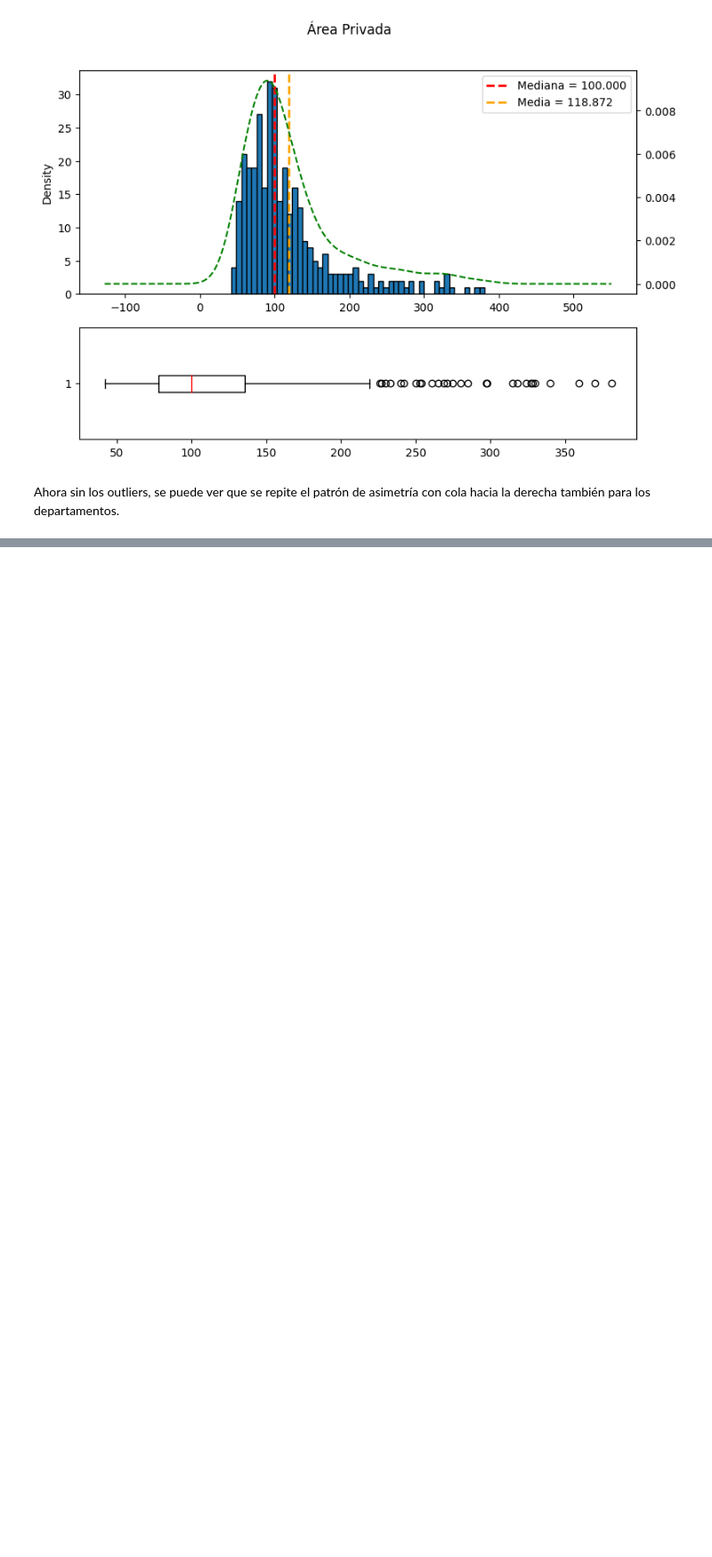
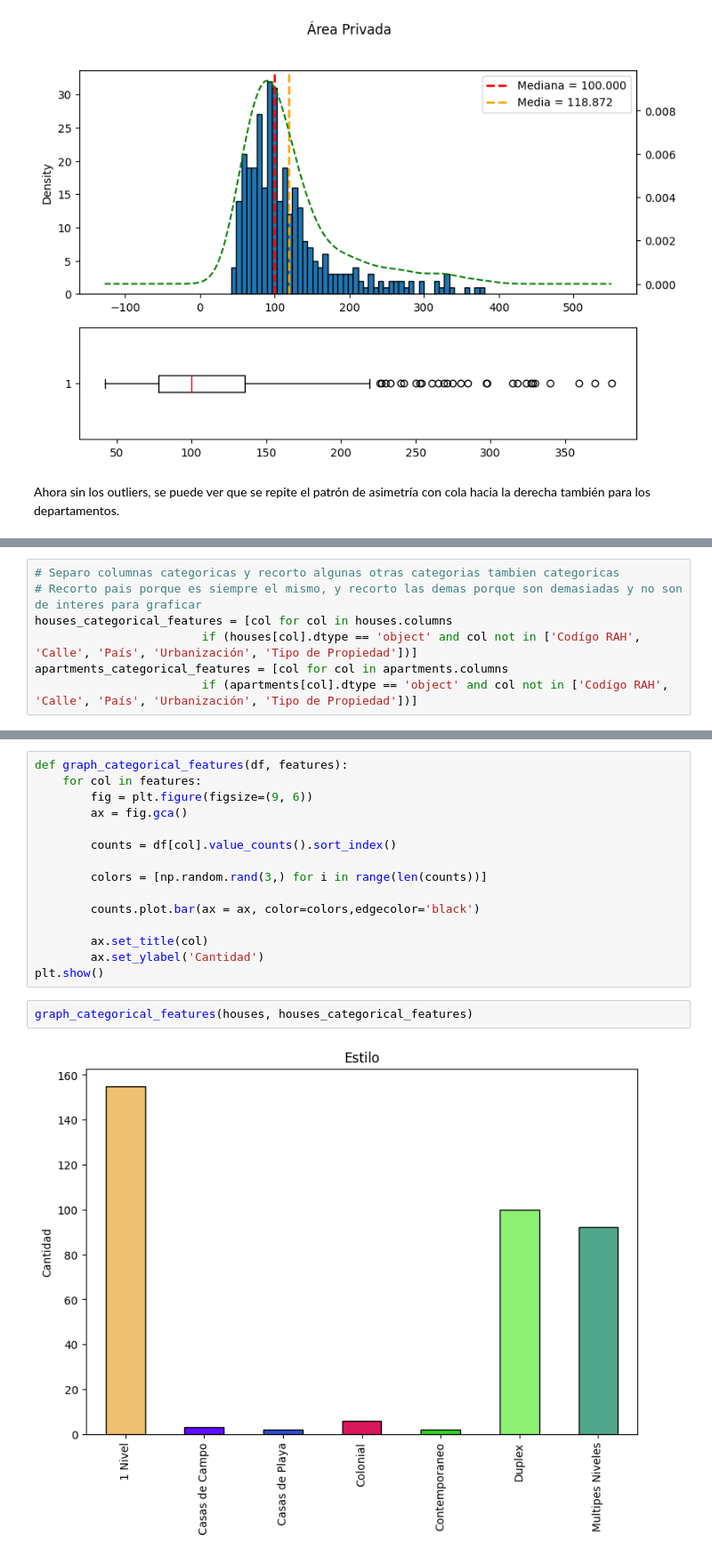
Before and after one commit to jmartinelena/propiedades-venezuela, a Jupyter notebook: data_analysis.ipynb, the cells around one changed output, grey strips where cells are left out. Shown at 89% size. Saved outputs shown, nothing was run; the diff lists cells and outputs as text; blank space fills up the shorter version.

Commit message:
Ploteo bar charts para datos categoricos

```diff
--- a/data_analysis.ipynb
+++ b/data_analysis.ipynb
@@ -222,0 +234,7 @@ Ahora sin los outliers, se puede ver que se repite el patrón de asimetría con
+# %%
+# Separo columnas categoricas y recorto algunas otras categorias tambien categoricas
+# Recorto pais porque es siempre el mismo, y recorto las demas porque son demasiadas y no son de interes para graficar
+houses_categorical_features = [col for col in houses.columns
+                        if (houses[col].dtype == 'object' and col not in ['Codígo RAH', 'Calle', 'País', 'Urbanización', 'Tipo de Propiedad'])]
+apartments_categorical_features = [col for col in apartments.columns
+                        if (apartments[col].dtype == 'object' and col not in ['Codígo RAH', 'Calle', 'País', 'Urbanización', 'Tipo de Propiedad'])]
@@ -222,0 +251,19 @@ Ahora sin los outliers, se puede ver que se repite el patrón de asimetría con
+# %%
+def graph_categorical_features(df, features):
+    for col in features:
+        fig = plt.figure(figsize=(9, 6))
+        ax = fig.gca()
+
+        counts = df[col].value_counts().sort_index()
+
+        colors = [np.random.rand(3,) for i in range(len(counts))]
+
+        counts.plot.bar(ax = ax, color=colors,edgecolor='black')
+
+        ax.set_title(col)
+        ax.set_ylabel('Cantidad')
+plt.show()
+# %%
+graph_categorical_features(houses, houses_categorical_features)
+# %% [output]
+[figure, added]
```
Also changed, not shown: parts of 8 cells of this notebook.
